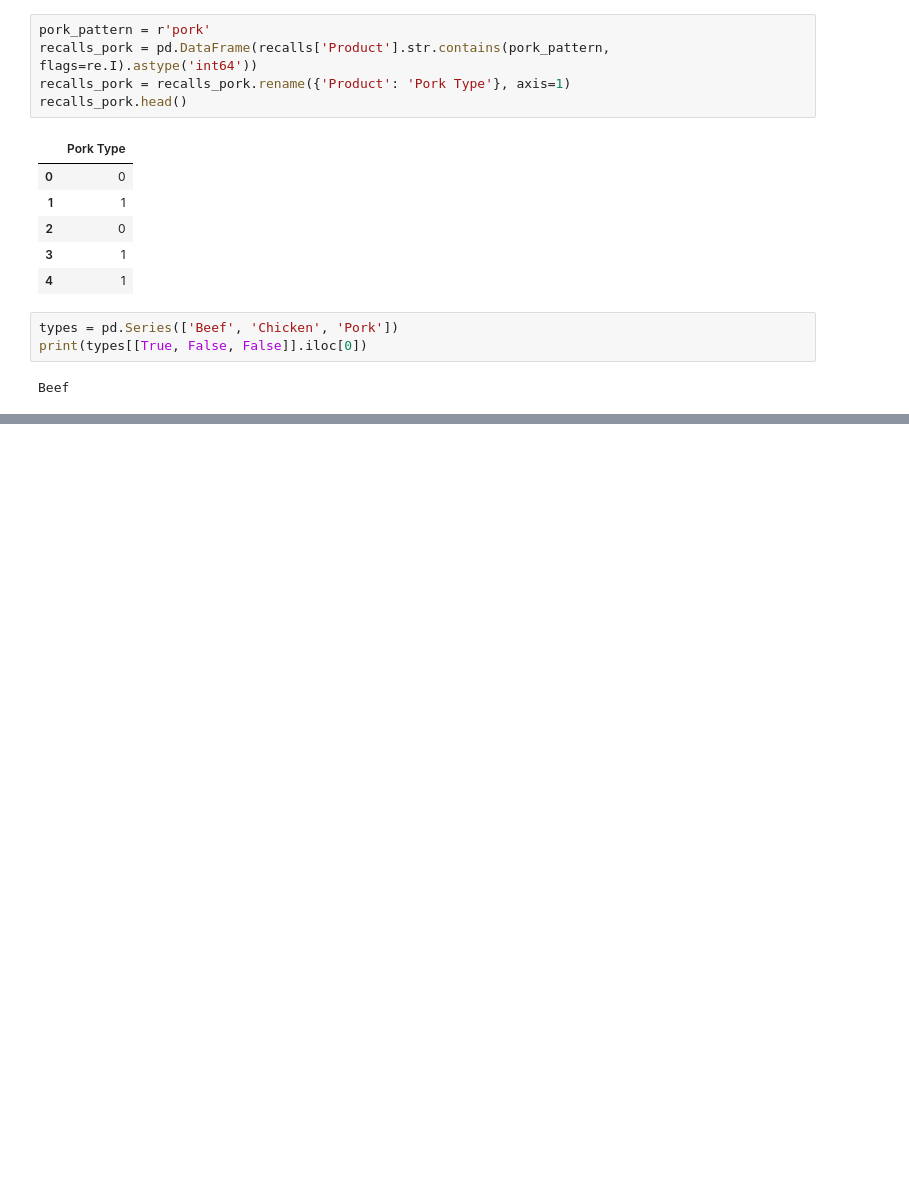
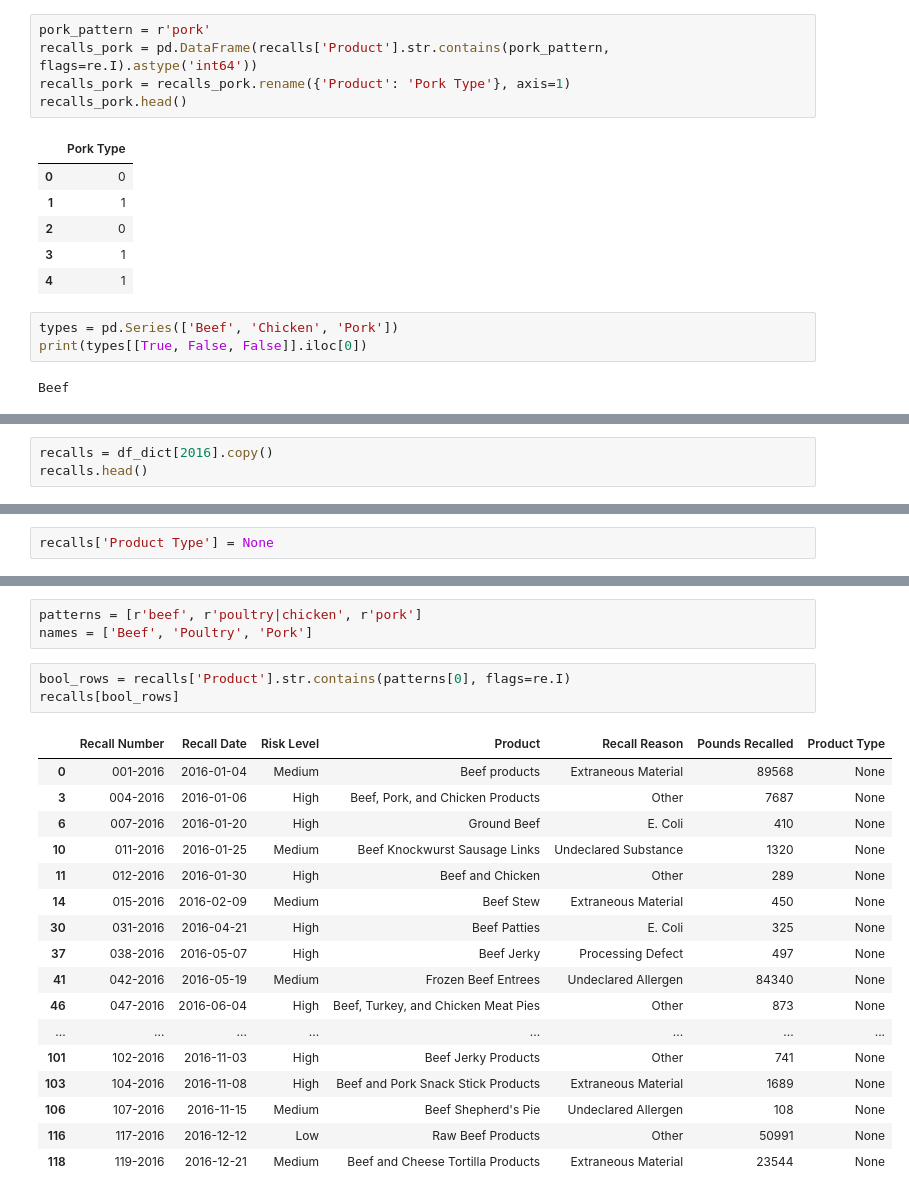
Before and after one commit to yemikifouly/food-recalls-analysis, a Jupyter notebook: data_cleaning_and_preparation.ipynb, the cells around one changed output, grey strips where cells are left out. Drawn from its saved outputs; the diff is of its cells as text; blank space fills up the shorter version.

Commit message:
Testing new methods to replace the Product column by a Product Type columng

```diff
--- a/data_cleaning_and_preparation.ipynb
+++ b/data_cleaning_and_preparation.ipynb
@@ -698,0 +678,3 @@ pd.concat([recalls['Product'], recalls_beef, recalls_chicken, recalls_pork], axi
+# %%
+recalls = df_dict[2016].copy()
+recalls.head()
@@ -698,0 +688,2 @@ pd.concat([recalls['Product'], recalls_beef, recalls_chicken, recalls_pork], axi
+# %%
+recalls['Product Type'] = None
@@ -698,0 +699,24 @@ pd.concat([recalls['Product'], recalls_beef, recalls_chicken, recalls_pork], axi
+# %%
+patterns = [r'beef', r'poultry|chicken', r'pork']
+names = ['Beef', 'Poultry', 'Pork']
+# %%
+bool_rows = recalls['Product'].str.contains(patterns[0], flags=re.I)
+recalls[bool_rows]
+# %% [output]
+|  | Recall Number | Recall Date | Risk Level | Product | Recall Reason | Pounds Recalled | Product Type |
+| 0 | 001-2016 | 2016-01-04 | Medium | Beef products | Extraneous Material | 89568 | None |
+| 3 | 004-2016 | 2016-01-06 | High | Beef, Pork, and Chicken Products | Other | 7687 | None |
+| 6 | 007-2016 | 2016-01-20 | High | Ground Beef | E. Coli | 410 | None |
+| 10 | 011-2016 | 2016-01-25 | Medium | Beef Knockwurst Sausage Links | Undeclared Substance | 1320 | None |
+| 11 | 012-2016 | 2016-01-30 | High | Beef and Chicken | Other | 289 | None |
+| 14 | 015-2016 | 2016-02-09 | Medium | Beef Stew | Extraneous Material | 450 | None |
+| 30 | 031-2016 | 2016-04-21 | High | Beef Patties | E. Coli | 325 | None |
+| 37 | 038-2016 | 2016-05-07 | High | Beef Jerky | Processing Defect | 497 | None |
+| 41 | 042-2016 | 2016-05-19 | Medium | Frozen Beef Entrees | Undeclared Allergen | 84340 | None |
+| 46 | 047-2016 | 2016-06-04 | High | Beef, Turkey, and Chicken Meat Pies | Other | 873 | None |
+| ... | ... | ... | ... | ... | ... | ... | ... |
+| 101 | 102-2016 | 2016-11-03 | High | Beef Jerky Products | Other | 741 | None |
+| 103 | 104-2016 | 2016-11-08 | High | Beef and Pork Snack Stick Products | Extraneous Material | 1689 | None |
+| 106 | 107-2016 | 2016-11-15 | Medium | Beef Shepherd's Pie | Undeclared Allergen | 108 | None |
+| 116 | 117-2016 | 2016-12-12 | Low | Raw Beef Products | Other | 50991 | None |
+| 118 | 119-2016 | 2016-12-21 | Medium | Beef and Cheese Tortilla Products | Extraneous Material | 23544 | None |
```
Also changed, not shown: parts of 8 cells of this notebook.
